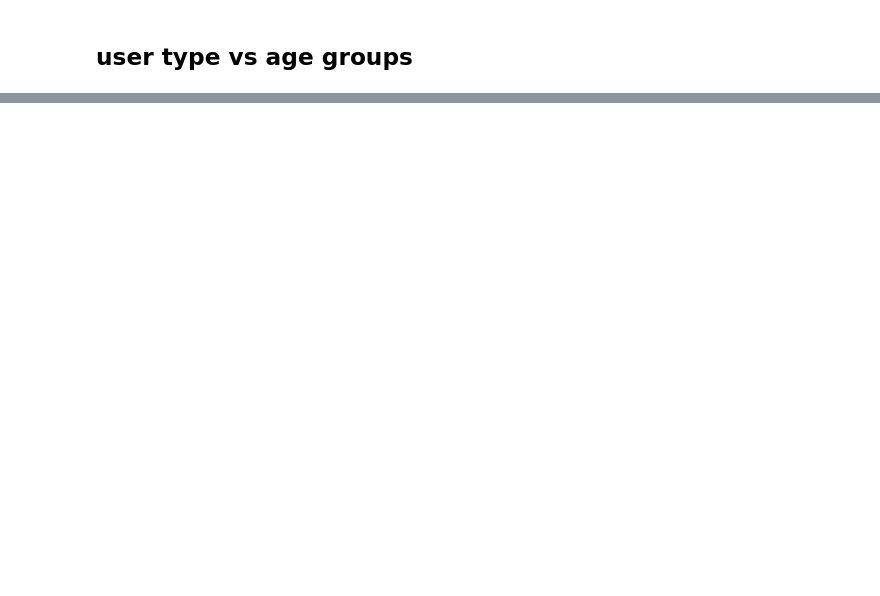
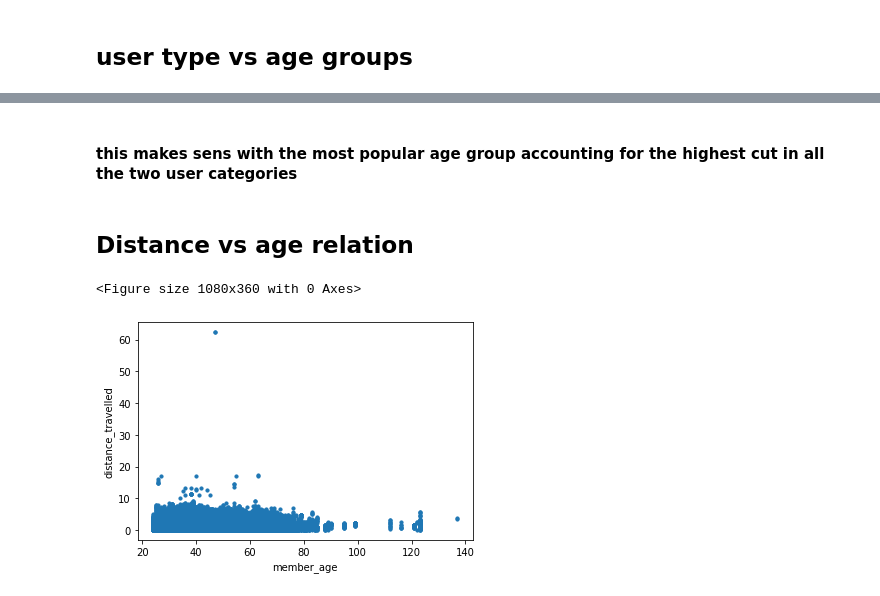
Before and after one commit to JulienAganze/Ford_Go_Bike_Project_Pyspark, a Jupyter notebook: data_manipulation.ipynb, the cells around one changed output, grey strips where cells are left out. Saved outputs shown, nothing was run; the diff lists cells and outputs as text; code cells hidden in the pictures; blank space fills up the shorter version.

Commit message:
added the age with it different relationships

```diff
--- a/data_manipulation.ipynb
+++ b/data_manipulation.ipynb
@@ -1353,0 +1427,11 @@ Average Ride Distance - Customers: 1.80 Km, Subscribers: 1.58 Km
+# %% [markdown]
+#### this makes sens with the most popular age group accounting for the highest cut in all the two user categories
+# %% [markdown]
+## Distance vs age relation
+# %%
+plt.figure(figsize=(15,5))
+df1_pandas.plot.scatter(x='member_age', y='distance_travelled',s=10,colormap='viridis')
+plt.show()
+# %% [output]
+<Figure size 1080x360 with 0 Axes>
+[figure, added]
```
Also changed, not shown: parts of 29 cells of this notebook.
